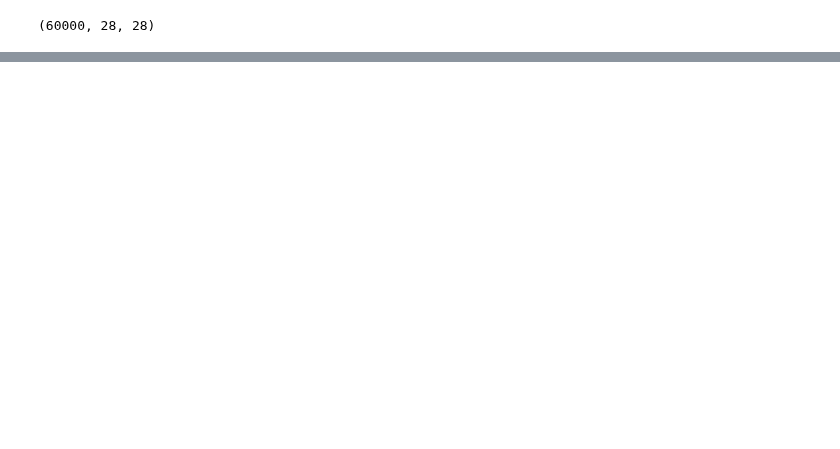
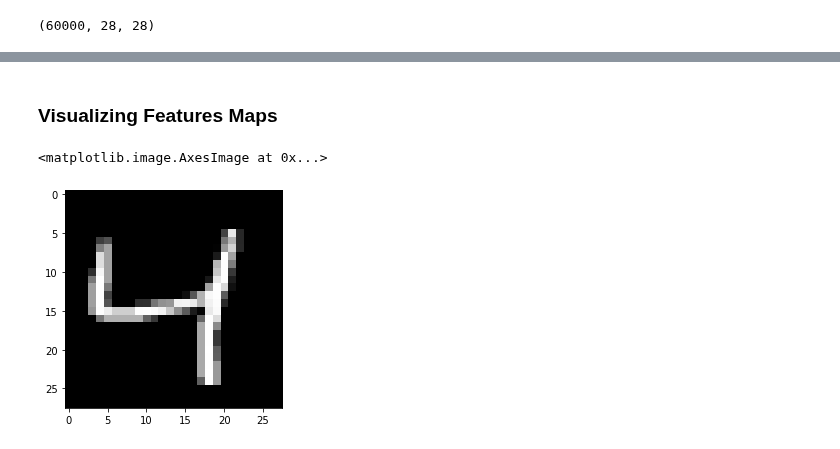
Before and after one commit to magedhelmy1/imageNet_benchmark, a Jupyter notebook: 3.1_MNIST_CNN.ipynb, the cells around one changed output, grey strips where cells are left out. Saved outputs shown, nothing was run; the diff lists cells and outputs as text; code cells hidden in the pictures; blank space fills up the shorter version.

```diff
--- a/3.1_MNIST_CNN.ipynb
+++ b/3.1_MNIST_CNN.ipynb
@@ -19,17 +18,17 @@ print(x_train.shape)
 # %%
 img_rows, img_cols = 28, 28
 
-x_train = x_train.reshape(x_train.shape[0], img_rows, img_cols, 1)
-x_test = x_test.reshape(x_test.shape[0], img_rows, img_cols, 1)
+x_train_reshape = x_train.reshape(x_train.shape[0], img_rows, img_cols, 1)
+x_test_reshape = x_test.reshape(x_test.shape[0], img_rows, img_cols, 1)
 input_shape = (img_rows, img_cols, 1)
 # %%
 # input image dimensions
-x_train = x_train.astype('float32')
-x_test = x_test.astype('float32')
+x_train_reshape = x_train_reshape.astype('float32')
+x_test_reshape = x_test_reshape.astype('float32')
 
-x_train /= 255
-x_test /= 255
+x_train_reshape /= 255
+x_test_reshape /= 255
 
 print('x_train shape:', x_train.shape)
-print(x_train.shape[0], 'train samples')
-print(x_test.shape[0], 'test samples')
+print(x_train_reshape.shape[0], 'train samples')
+print(x_test_reshape.shape[0], 'test samples')
@@ -80,0 +160,12 @@ print('Test accuracy:', score[1])
+# %% [markdown]
+<h3> Visualizing Features Maps </h3>
+# %%
+from tensorflow.keras.models import Model
+
+# Extract an image and visualize its value
+
+sample_mnsit = x_train[2]
+plt.imshow(sample_mnsit, cmap='gray')
+# %% [output]
+<matplotlib.image.AxesImage at 0x...>
+[figure, added]
```
Also changed, not shown: parts of 15 cells of this notebook, 5 other files.
